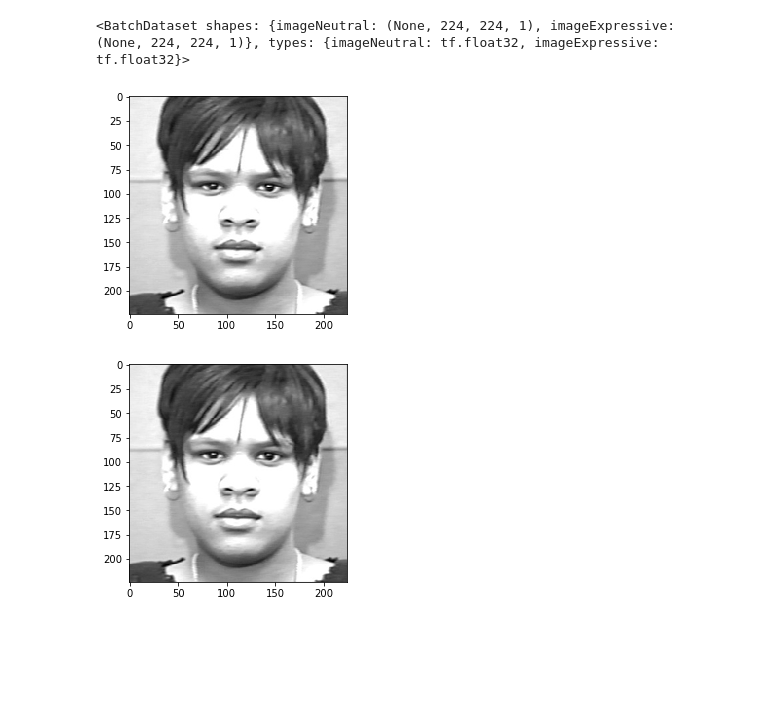
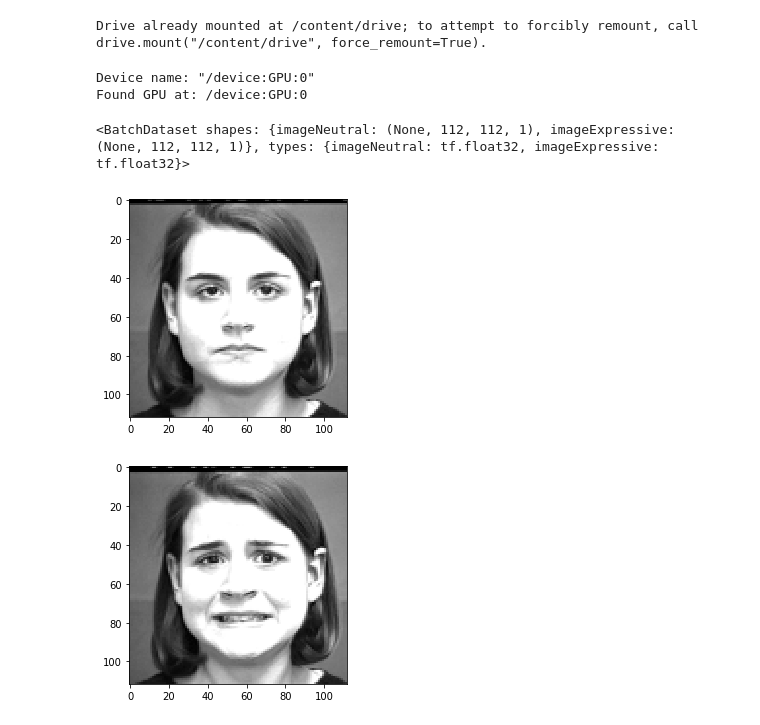
Before and after one commit to willtc111/StoicNet, a Jupyter notebook: Trainer.ipynb, the cells around one changed output. Saved outputs shown, nothing was run; the diff lists cells and outputs as text; code cells hidden in the pictures; blank space fills up the shorter version.

Commit message:
Colaboratory changes with OK results!

```diff
--- a/Trainer.ipynb
+++ b/Trainer.ipynb
@@ -1,3 +9,17 @@
+# %%
+from google.colab import drive
+drive.mount('/content/drive')
+# %% [output]
+Drive already mounted at /content/drive; to attempt to forcibly remount, call drive.mount("/content/drive", force_remount=True).
+# %%
+device_name = tf.test.gpu_device_name()
+print("Device name: \"{0}\"".format(device_name))
+if device_name != '/device:GPU:0':
+  raise SystemError('GPU device not found')
+print('Found GPU at: {}'.format(device_name))
+# %% [output]
+Device name: "/device:GPU:0"
+Found GPU at: /device:GPU:0
 # %%
 from __future__ import absolute_import, division, print_function, unicode_literals
 
@@ -16,4 +40,7 @@ from IPython import display
 # %%
+IMG_HEIGHT = 112
+IMG_WIDTH = 112
+
 keys_to_features = {
     'image_neutral': tf.io.FixedLenFeature([], tf.string),
     'image_expressive': tf.io.FixedLenFeature([], tf.string)
@@ -32,34 +59,38 @@ def parser(record):
     imageNeutral = tf.reshape(imageNeutral, shape=[224,224,1])
     imageExpressive = tf.reshape(imageExpressive, shape=[224,224,1])
 
+    imageNeutral = tf.image.resize(imageNeutral, size=[IMG_HEIGHT,IMG_WIDTH])
+    imageExpressive = tf.image.resize(imageExpressive, size=[IMG_HEIGHT,IMG_WIDTH])
+
+    imageNeutral /= 255
+    imageExpressive /= 255
+
     return {"imageNeutral":imageNeutral, "imageExpressive":imageExpressive}
 # %%
-IMG_HEIGHT = 224
-IMG_WIDTH = 224
+
 BATCH_SIZE = 100
 
-DB_PATH = 'C:\\Users\\Will\\Documents\\StoicNetData\\'
-
+DB_PATH = '/content/drive/My Drive/StoicNetData/'
 raw_train = tf.data.TFRecordDataset(DB_PATH + "train.tfrecords")
 raw_val = tf.data.TFRecordDataset(DB_PATH + "val.tfrecords")
 raw_test = tf.data.TFRecordDataset(DB_PATH + "test.tfrecords")
 
 parsed_train = raw_train.map(parser).shuffle(1000).batch(BATCH_SIZE)
 parsed_val = raw_val.map(parser).shuffle(1000).batch(BATCH_SIZE)
 parsed_test = raw_test.map(parser).shuffle(1000).batch(BATCH_SIZE)
 print(parsed_train)
 
 for image_features in parsed_train.take(1):
     image_raw = image_features['imageNeutral'].numpy()
-    plt.imshow(np.squeeze(image_raw[0,:,:,:]), cmap='gray', vmin=0, vmax=255)
+    plt.imshow(np.squeeze(image_raw[0,:,:,:]), cmap='gray', vmin=0, vmax=1)
     plt.show()
     image_raw = image_features['imageExpressive'].numpy()
-    plt.imshow(np.squeeze(image_raw[0,:,:,:]), cmap='gray', vmin=0, vmax=255)
+    plt.imshow(np.squeeze(image_raw[0,:,:,:]), cmap='gray', vmin=0, vmax=1)
     plt.show()
 # %% [output]
-<BatchDataset shapes: {imageNeutral: (None, 224, 224, 1), imageExpressive: (None, 224, 224, 1)}, types: {imageNeutral: tf.float32, imageExpressive: tf.float32}>
+<BatchDataset shapes: {imageNeutral: (None, 112, 112, 1), imageExpressive: (None, 112, 112, 1)}, types: {imageNeutral: tf.float32, imageExpressive: tf.float32}>
-[figure, old version]
+[figure, new version]
-[figure, old version]
+[figure, new version]
 # %%
 class VAEGAN(tf.keras.Model):
     def __init__(self, latent_dim):
```
Also changed, not shown: parts of 9 cells of this notebook.
